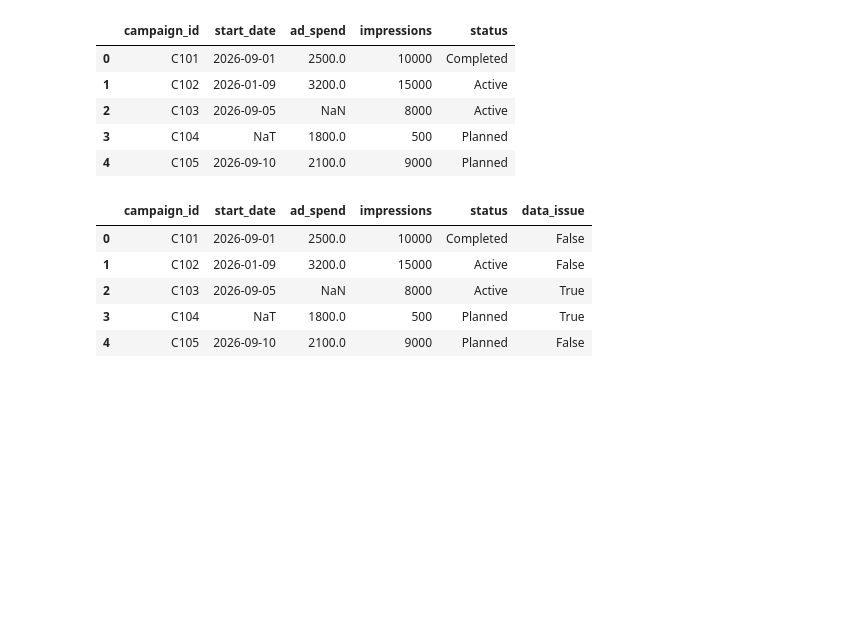
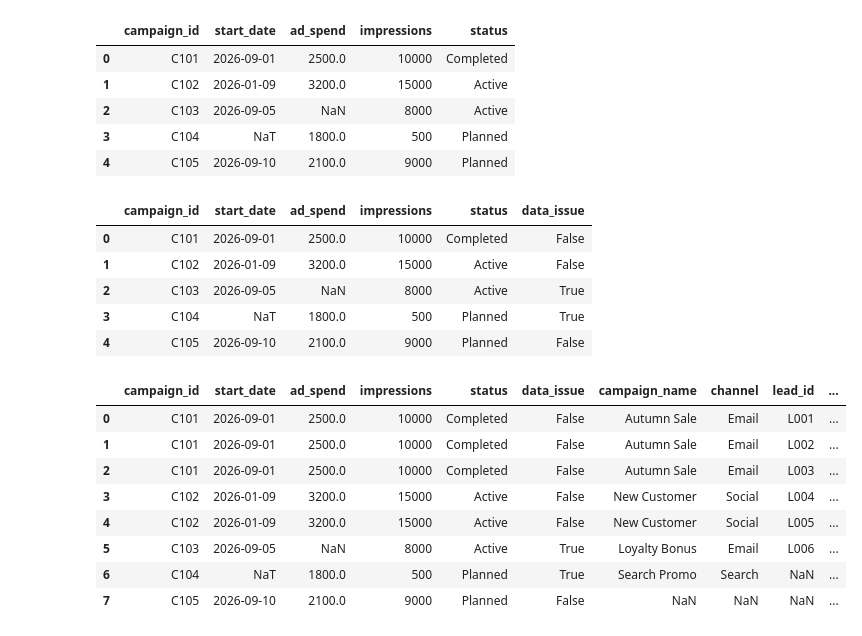
Before and after one commit to shota98501/workspace, a Jupyter notebook: Practice/Weekly/VI/clean_data.ipynb, the cells around one changed output. Cells and saved outputs as stored; diff of their text form; code cells hidden in the pictures; blank space fills up the shorter version.

```diff
--- a/Practice/Weekly/VI/clean_data.ipynb
+++ b/Practice/Weekly/VI/clean_data.ipynb
@@ -75,3 +75,19 @@ df
 | 2 | C103 | 2026-09-05 | NaN | 8000 | Active | True |
 | 3 | C104 | NaT | 1800.0 | 500 | Planned | True |
 | 4 | C105 | 2026-09-10 | 2100.0 | 9000 | Planned | False |
+# %%
+df2 = pd.read_csv('data2.csv')
+df3 = pd.read_csv('data3.csv')
+# %%
+all_df = pd.merge(pd.merge(df,df2,on='campaign_id',how="outer"),df3, on='campaign_id',how="outer")
+all_df
+# %% [output]
+|  | campaign_id | start_date | ad_spend | impressions | status | data_issue | campaign_name | channel | lead_id | ... |
+| 0 | C101 | 2026-09-01 | 2500.0 | 10000 | Completed | False | Autumn Sale | Email | L001 | ... |
+| 1 | C101 | 2026-09-01 | 2500.0 | 10000 | Completed | False | Autumn Sale | Email | L002 | ... |
+| 2 | C101 | 2026-09-01 | 2500.0 | 10000 | Completed | False | Autumn Sale | Email | L003 | ... |
+| 3 | C102 | 2026-01-09 | 3200.0 | 15000 | Active | False | New Customer | Social | L004 | ... |
+| 4 | C102 | 2026-01-09 | 3200.0 | 15000 | Active | False | New Customer | Social | L005 | ... |
+| 5 | C103 | 2026-09-05 | NaN | 8000 | Active | True | Loyalty Bonus | Email | L006 | ... |
+| 6 | C104 | NaT | 1800.0 | 500 | Planned | True | Search Promo | Search | NaN | ... |
+| 7 | C105 | 2026-09-10 | 2100.0 | 9000 | Planned | False | NaN | NaN | NaN | ... |
```
Also changed, not shown: parts of 1 cell of this notebook, 4 other files.
